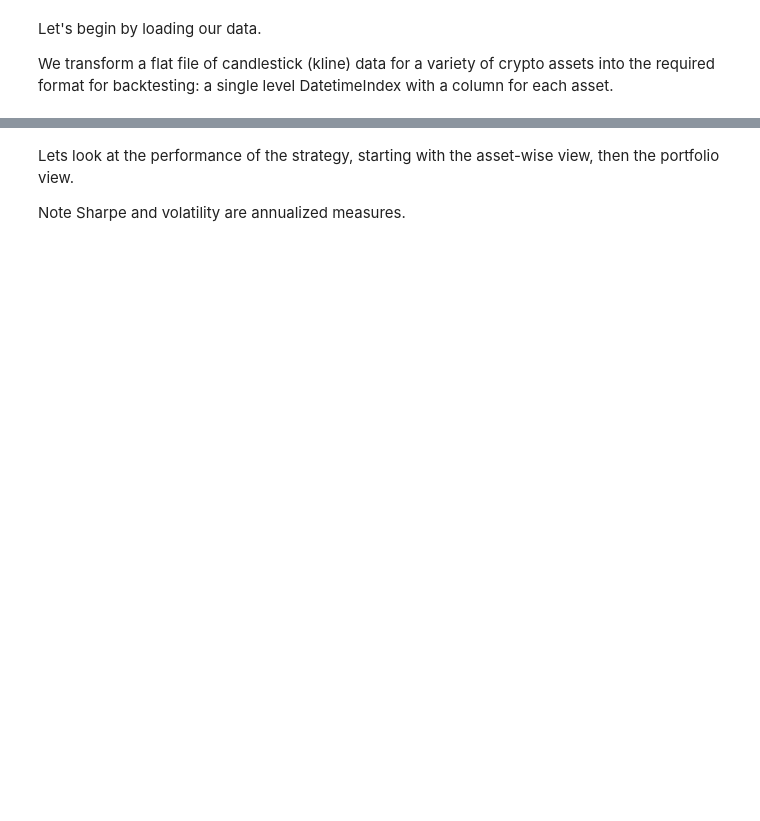
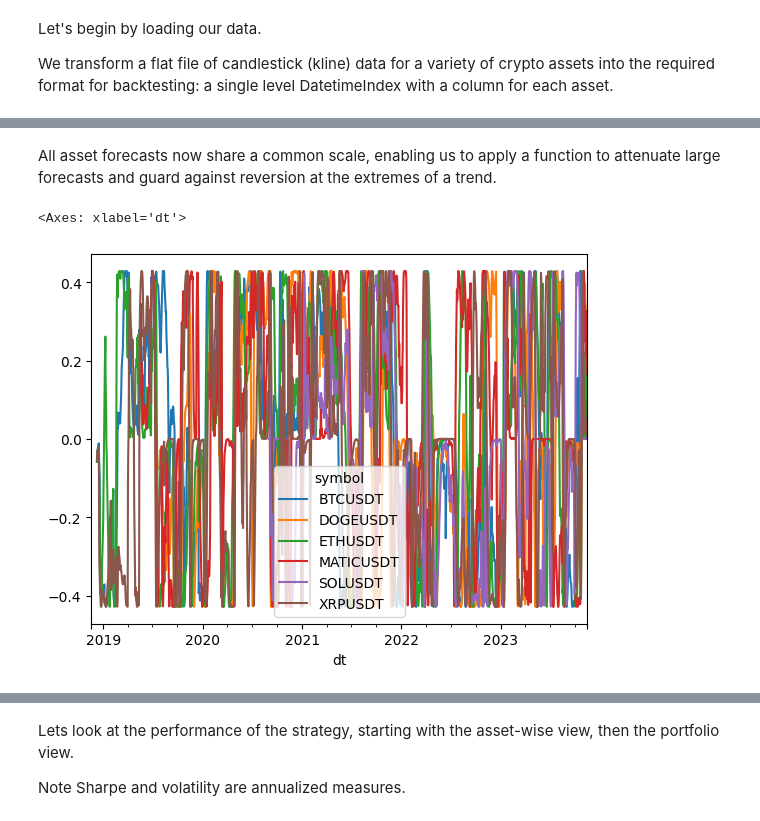
Before and after one commit to thecolngroup/alphavec, a Jupyter notebook: example.ipynb, the cells around one changed output, grey strips where cells are left out. Drawn from its saved outputs; the diff is of its cells as text; code cells hidden in the pictures; blank space fills up the shorter version.

```diff
--- a/example.ipynb
+++ b/example.ipynb
@@ -82,0 +97,12 @@ weights = forecast.pipe(roll_scale, scaler=minmax_scale).mul(1 / assets_n)
+# %% [markdown]
+All asset forecasts now share a common scale, enabling us to apply a function to attenuate large forecasts and guard against reversion at the extremes of a trend.
+# %%
+def reverting_sigmoid(x, alpha: float = 1, beta: float = 1) -> float:
+    return x * np.exp(-((x / (alpha * beta)) ** 2))
+
+
+forecast = forecast.map(reverting_sigmoid)
+forecast.plot()
+# %% [output]
+<Axes: xlabel='dt'>
+[figure, added]
```
Also changed, not shown: parts of 16 cells of this notebook, 1 other file.
